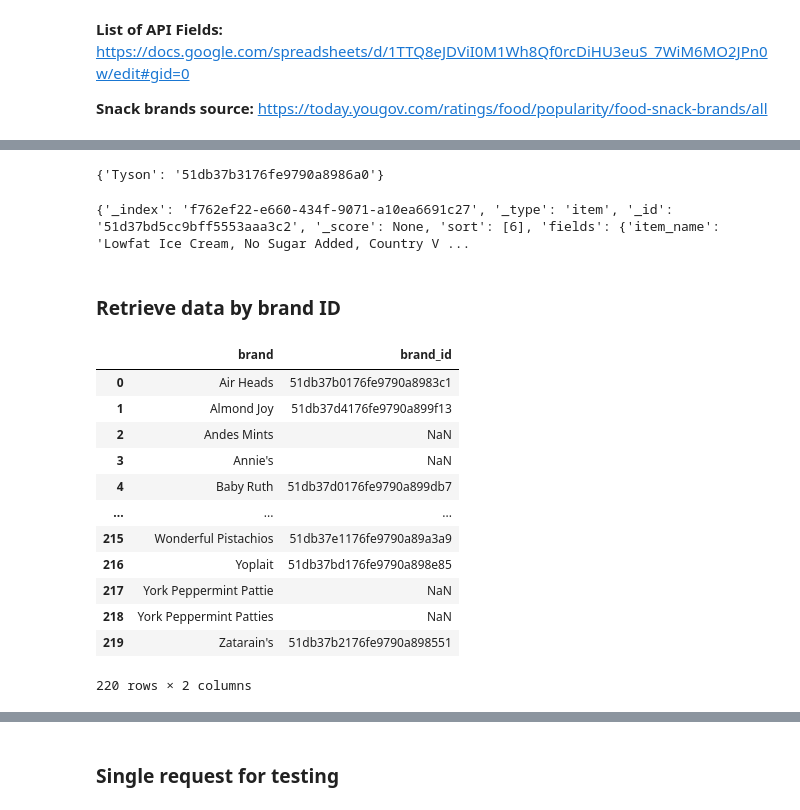
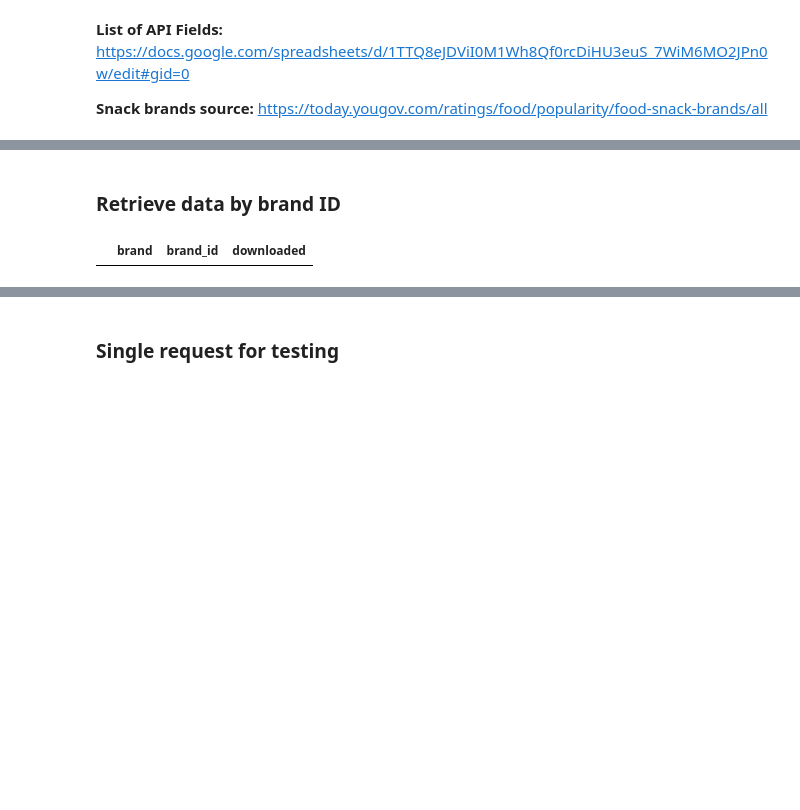
Before and after one commit to mafer09/craving-meter, a Jupyter notebook: Nutritionix_query_API_Loop.ipynb, the cells around one changed output, grey strips where cells are left out. Cells and saved outputs as stored; diff of their text form; code cells hidden in the pictures; blank space fills up the shorter version.

Commit message:
Added code to handle newly added brands

```diff
--- a/Nutritionix_query_API_Loop.ipynb
+++ b/Nutritionix_query_API_Loop.ipynb
@@ -7,0 +13,4 @@ import os
+# %%
+input_path = '/content/gdrive/MyDrive/COMP631-CravingMeter/Tracking & Reports/'
+output_path = '/content/gdrive/MyDrive/COMP631-CravingMeter/Files/'
+URL = "https://api.nutritionix.com/v1_1/search"
@@ -102,5 +99 @@ No brand match with Nissin Top Ramen found in first 50 returns
-# %%
-dict_brand_id
-# %% [output]
-{'Tyson': '51db37b3176fe9790a8986a0'}
 # %%
@@ -121,9 +106,2 @@ for item in dict_json['hits']:
-# %%
-# Read JSON from a file, converts it into a dictionary
-with open('51d37bd5cc9bff5553aaa3c2.json') as json_file:
-    data = json.load(json_file)
-    print(data)
-# %% [output]
-{'_index': 'f762ef22-e660-434f-9071-a10ea6691c27', '_type': 'item', '_id': '51d37bd5cc9bff5553aaa3c2', '_score': None, 'sort': [6], 'fields': {'item_name': 'Lowfat Ice Cream, No Sugar Added, Country V ...
 # %% [markdown]
 ### Retrieve data by brand ID ###
@@ -130,18 +112,7 @@ with open('51d37bd5cc9bff5553aaa3c2.json') as json_file:
 # %%
-df_brands = pd.read_csv('snack_brands_merge.csv')
-df_brands
+# load brands that have not been downloaded yet
+df_brands = pd.read_csv(input_path + 'snack_brands_merge.csv')
+df_brands[df_brands['downloaded'].isnull()]
 # %% [output]
-|  | brand | brand_id |
-| 0 | Air Heads | 51db37b0176fe9790a8983c1 |
-| 1 | Almond Joy | 51db37d4176fe9790a899f13 |
-| 2 | Andes Mints | NaN |
-| 3 | Annie's | NaN |
-| 4 | Baby Ruth | 51db37d0176fe9790a899db7 |
-| ... | ... | ... |
-| 215 | Wonderful Pistachios | 51db37e1176fe9790a89a3a9 |
-| 216 | Yoplait | 51db37bd176fe9790a898e85 |
-| 217 | York Peppermint Pattie | NaN |
-| 218 | York Peppermint Patties | NaN |
-| 219 | Zatarain's | 51db37b2176fe9790a898551 |
+|  | brand | brand_id | downloaded |
-220 rows × 2 columns
 # %%
```
Also changed, not shown: parts of 13 cells of this notebook.
